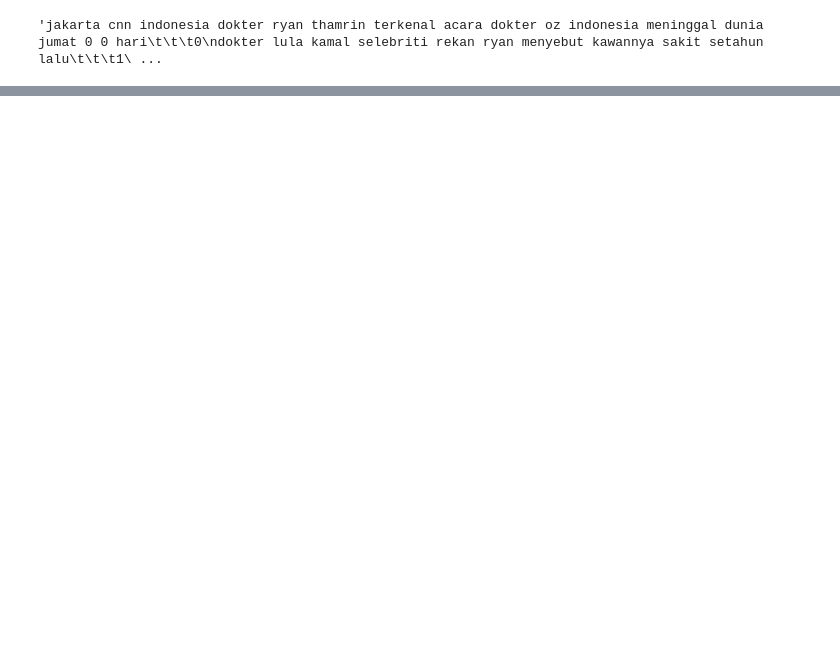
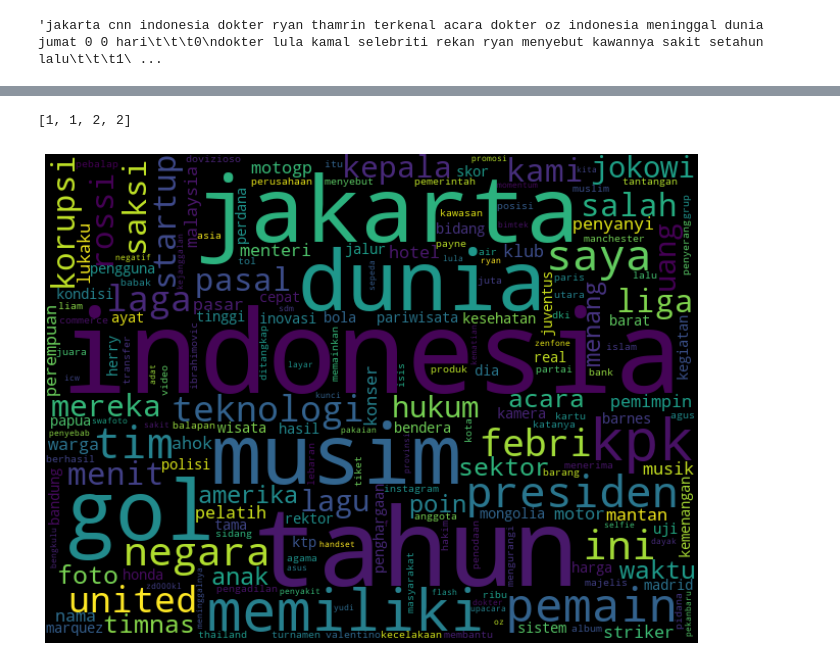
Before and after one commit to adibenc/dm-sum-key, a Jupyter notebook: main-sum.ipynb, the cells around one changed output, grey strips where cells are left out. Cells and saved outputs as stored; diff of their text form; code cells hidden in the pictures; blank space fills up the shorter version.

```diff
--- a/main-sum.ipynb
+++ b/main-sum.ipynb
@@ -402,9 +441,9 @@ dumpToPickle({
 # load dump
 # fname = './dummy/2022-0525-ex-textrank.pkl'
 fname = './dummy/2022-0525-ex-textrank-100.pkl'
-results = loadPickle(fname)
+presults = loadPickle(fname)
 
-evaluation = results['evaluation']
+evaluation = presults['evaluation']
 # %% [output]
 Unpickling...
 # %%
@@ -440,4 +499,4 @@ x = getKeywords(sst, n=10)
 # %%
 # get all keyword & embed
-docsKeywords = getKeywordsFromArrs(results['results']['doc'])
+docsKeywords, textks = getKeywordsFromArrs(presults['results']['doc'])
 # %%
@@ -462,0 +564,12 @@ docsKeywords[1], docsKeywords[2], docsKeywords[3]
+# %%
+list( np.array([[1,1],[2,2]]).flatten() )
+# %% [output]
+[1, 1, 2, 2]
+# %%
+allKws = [list(kw.keys()) for kw in docsKeywords]
+allKws = list( np.array(allKws).flatten() )
+allKws = " ".join(allKws)
+mpl.rcParams['figure.figsize'] = (16,9)
+wck = createWordCloud(allKws)
+# %% [output]
+[figure, added]
```
Also changed, not shown: parts of 19 cells of this notebook, 1 other file.
